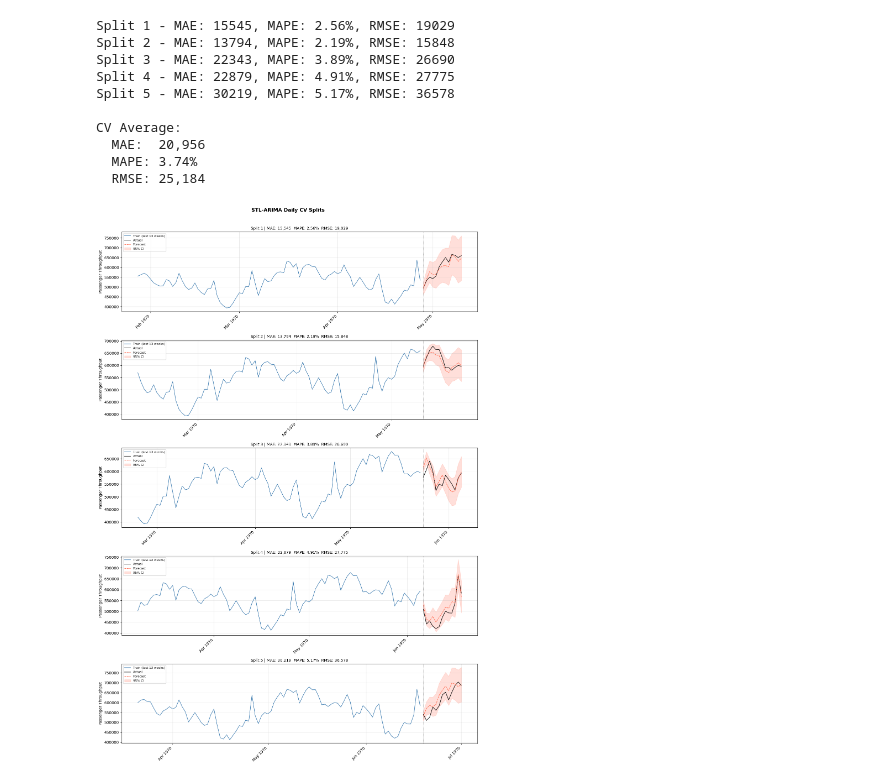
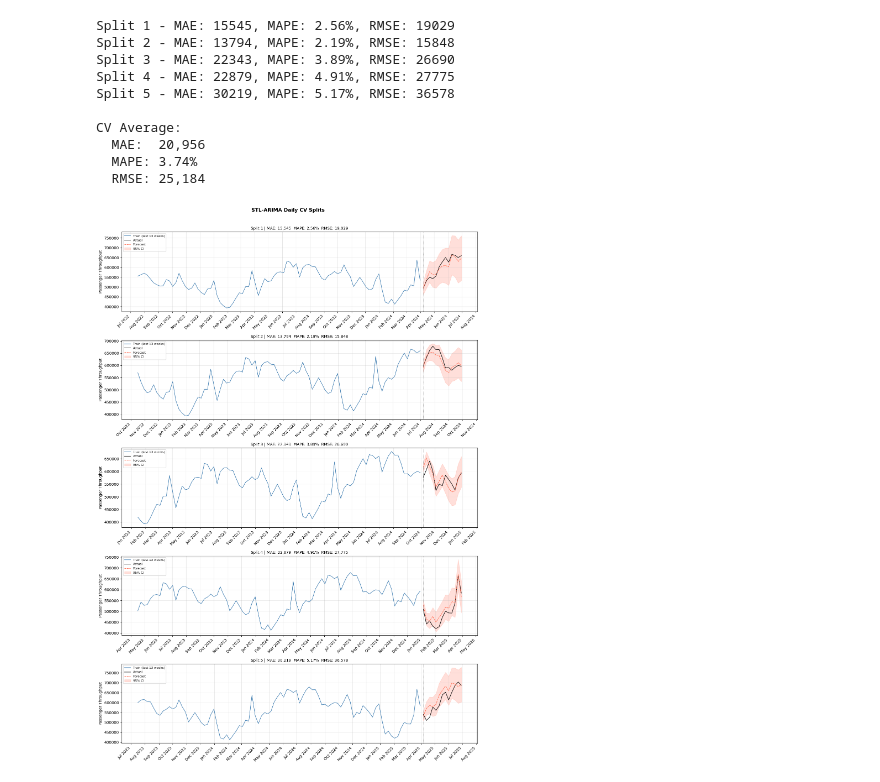
Before and after one commit to Erdos-Projects/spring-2026-busy-airports, a Jupyter notebook: notebooks/STL_weekly_daily.ipynb, the cells around one changed output. Saved outputs shown, nothing was run; the diff lists cells and outputs as text; code cells hidden in the pictures.

Commit message:
Fixed the issue with the wrong dates on the X-axis for the plots.

```diff
--- a/notebooks/STL_weekly_daily.ipynb
+++ b/notebooks/STL_weekly_daily.ipynb
@@ -183,7 +183,11 @@ CV Average:
   RMSE: 11,430
 # %% [markdown]
 Here's a plot of the predicted values across splits along with a 95% confidence interval
+# %%
+data_ord_d_train = data_ord_d_train.set_index('datetime')
+data_ord_d_train.index = pd.to_datetime(data_ord_d_train.index)
 # %%
+
 
 import matplotlib.dates as mdates
 
@@ -198,8 +202,8 @@ for i, (train_idx, test_idx) in enumerate(splits_d):
         ax.set_visible(False)
         continue
 
-    train = data_ord_d_train.loc[train_idx].copy()
-    test  = data_ord_d_train.loc[test_idx].copy()
+    train = data_ord_d_train.iloc[train_idx].copy()
+    test  = data_ord_d_train.iloc[test_idx].copy()
     n_forecast = len(test_idx)
 
     model = STLArima(season_length=365, arima_order=(p,d,q), seasonal_order=(P,D,Q,s))
@@ -353,9 +357,14 @@ CV Average:
   MAE:  20,956
   MAPE: 3.74%
   RMSE: 25,184
+# %%
+
+data_ord_w_train = data_ord_w_train.set_index('datetime')
+data_ord_w_train.index = pd.to_datetime(data_ord_w_train.index)
 # %%
 
 
+results_stl_w = []
 fig, axes = plt.subplots(len(splits_w), 1, figsize=(14, 4 * len(splits_w)))
 axes = axes if hasattr(axes, '__len__') else [axes]  # handle single split edge case
 
@@ -367,8 +376,8 @@ for i, (train_idx, test_idx) in enumerate(splits_w):
         ax.set_visible(False)
         continue
 
-    train = data_ord_w_train.loc[train_idx].copy()
-    test  = data_ord_w_train.loc[test_idx].copy()
+    train = data_ord_w_train.iloc[train_idx].copy()
+    test  = data_ord_w_train.iloc[test_idx].copy()
     n_forecast = len(test_idx)
 
     model = STLArima(season_length=52, arima_order=(0,1,0), seasonal_order=(0,0,0,0))
@@ -397,31 +406,31 @@ for i, (train_idx, test_idx) in enumerate(splits_w):
     # Forecast
     ax.plot(test_dates, forecasts,
             color='tomato', label='Forecast', linewidth=1.2, linestyle='--')
 
     # 95% Confidence interval
     ax.fill_between(test_dates, lower_bound, upper_bound,
                     color='tomato', alpha=0.2, label='95% CI')
 
     # Vertical line separating train/test
     ax.axvline(x=test_dates[0], color='gray', linestyle=':', linewidth=1)
 
     ax.set_title(
         f"Split {i+1} | MAE: {metrics['mae']:,.0f}  "
         f"MAPE: {100*metrics['mape']:.2f}%  "
         f"RMSE: {metrics['rmse']:,.0f}",
         fontsize=10
     )
     ax.xaxis.set_major_formatter(mdates.DateFormatter('%b %Y'))
     ax.xaxis.set_major_locator(mdates.MonthLocator())
     plt.setp(ax.xaxis.get_majorticklabels(), rotation=45, ha='right')
     ax.legend(loc='upper left', fontsize=8)
     ax.set_ylabel('Passenger Throughput')
     ax.grid(True, alpha=0.3)
 
 
 plt.suptitle('STL-ARIMA Daily CV Splits', fontsize=13, fontweight='bold', y=1.01)
 plt.tight_layout()
 plt.savefig('stl_arima_cv_splits.png', dpi=150, bbox_inches='tight')
 plt.show()
 # %% [output]
-[figure, old version]
+[figure, new version]
```
Also changed, not shown: parts of 1 cell of this notebook, 1 other file.
